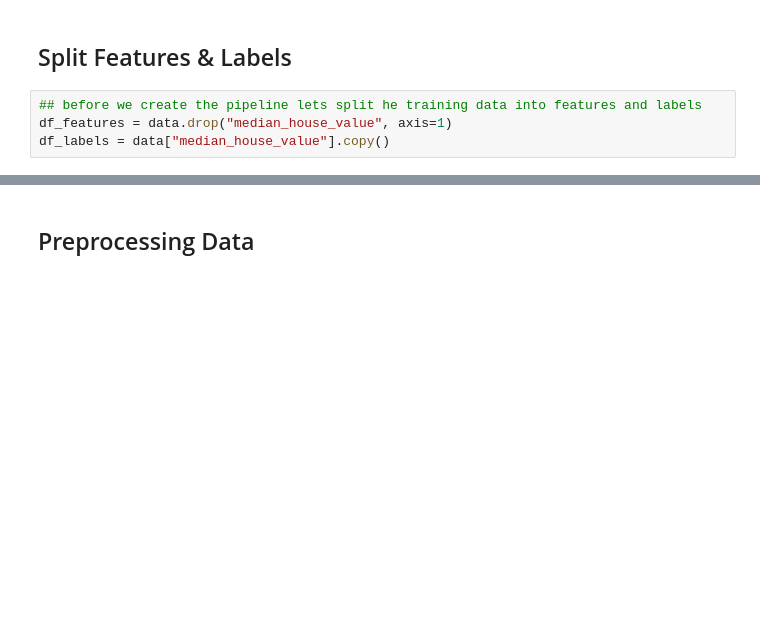
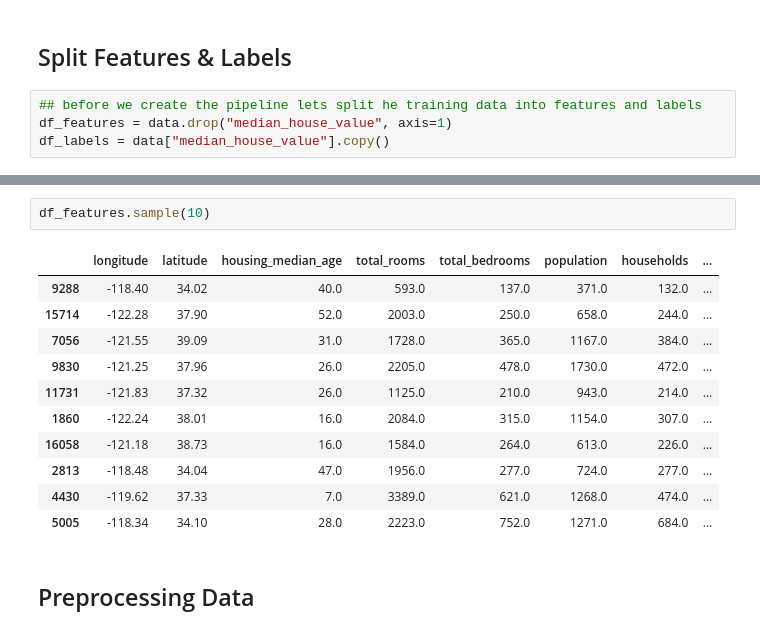
Before and after one commit to gaurangdave/house_price_predictions, a Jupyter notebook: notebooks/03_training_evaluation.ipynb, the cells around one changed output, grey strips where cells are left out. Drawn from its saved outputs; the diff is of its cells as text; blank space fills up the shorter version.

```diff
--- a/notebooks/03_training_evaluation.ipynb
+++ b/notebooks/03_training_evaluation.ipynb
@@ -61,3 +82,17 @@ df_labels = data["median_house_value"].copy()
+# %%
+df_features.sample(10)
+# %% [output]
+|  | longitude | latitude | housing_median_age | total_rooms | total_bedrooms | population | households | ... |
+| 9288 | -118.40 | 34.02 | 40.0 | 593.0 | 137.0 | 371.0 | 132.0 | ... |
+| 15714 | -122.28 | 37.90 | 52.0 | 2003.0 | 250.0 | 658.0 | 244.0 | ... |
+| 7056 | -121.55 | 39.09 | 31.0 | 1728.0 | 365.0 | 1167.0 | 384.0 | ... |
+| 9830 | -121.25 | 37.96 | 26.0 | 2205.0 | 478.0 | 1730.0 | 472.0 | ... |
+| 11731 | -121.83 | 37.32 | 26.0 | 1125.0 | 210.0 | 943.0 | 214.0 | ... |
+| 1860 | -122.24 | 38.01 | 16.0 | 2084.0 | 315.0 | 1154.0 | 307.0 | ... |
+| 16058 | -121.18 | 38.73 | 16.0 | 1584.0 | 264.0 | 613.0 | 226.0 | ... |
+| 2813 | -118.48 | 34.04 | 47.0 | 1956.0 | 277.0 | 724.0 | 277.0 | ... |
+| 4430 | -119.62 | 37.33 | 7.0 | 3389.0 | 621.0 | 1268.0 | 474.0 | ... |
+| 5005 | -118.34 | 34.10 | 28.0 | 2223.0 | 752.0 | 1271.0 | 684.0 | ... |
 # %% [markdown]
 ## Preprocessing Data
 # %%
```
Also changed, not shown: parts of 1 cell of this notebook, 6 other files.
